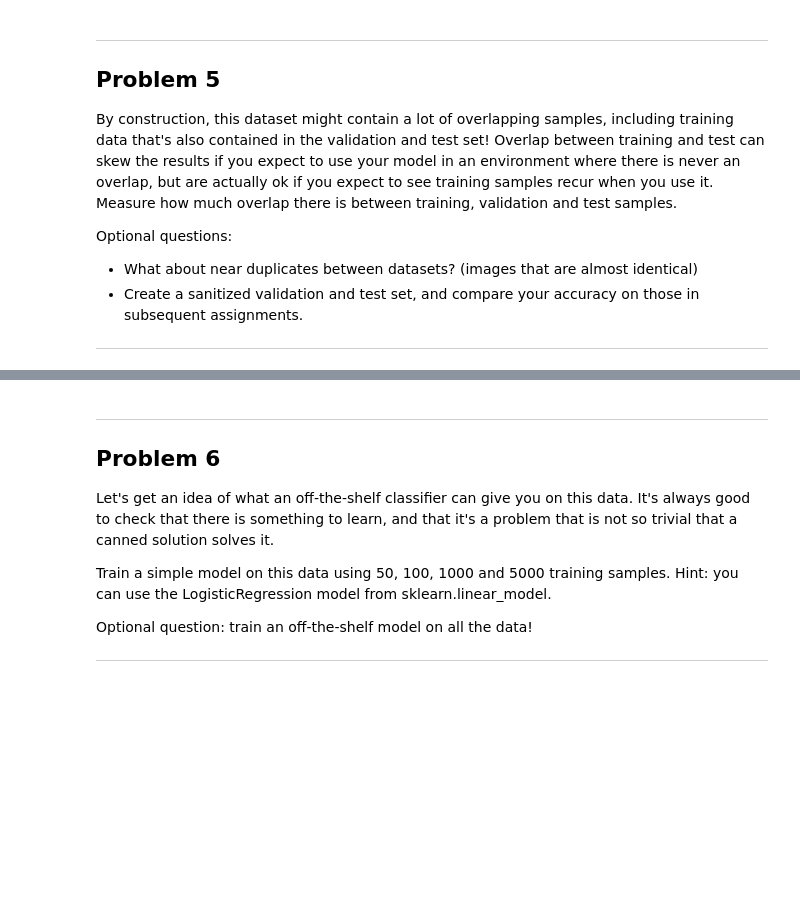
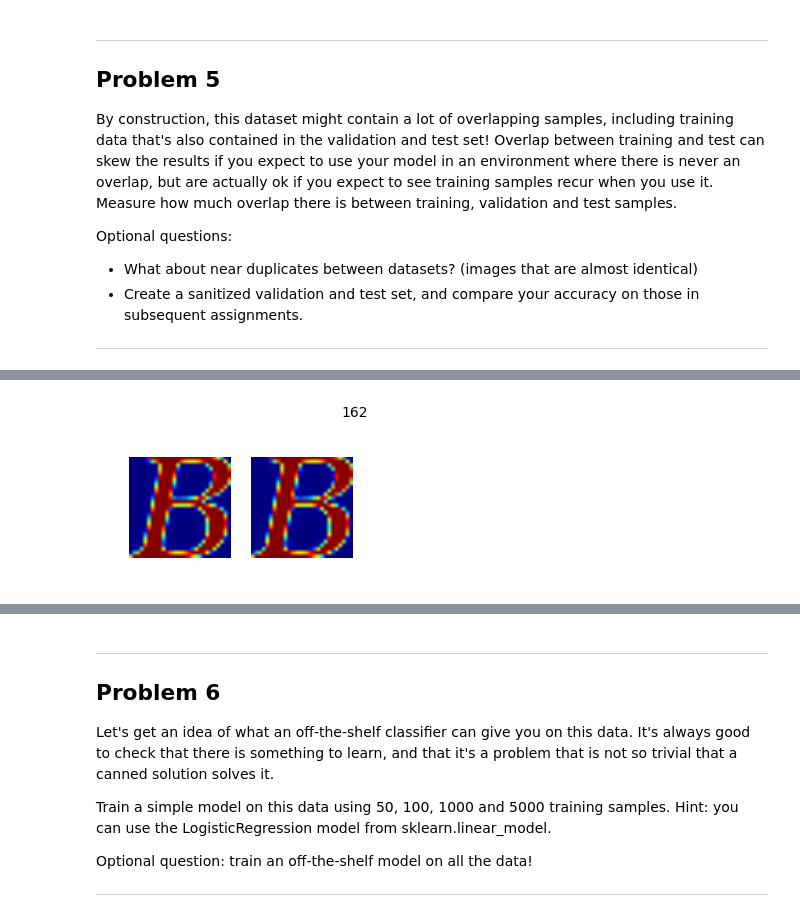
Before and after one commit to prozoroff/udacity-deep-learning, a Jupyter notebook: 1_notmnist.ipynb, the cells around one changed output, grey strips where cells are left out. Drawn from its saved outputs; the diff is of its cells as text; code cells hidden in the pictures; blank space fills up the shorter version.

```diff
--- a/1_notmnist.ipynb
+++ b/1_notmnist.ipynb
@@ -349,3 +398,28 @@ Optional questions:
 - What about near duplicates between datasets? (images that are almost identical)
 - Create a sanitized validation and test set, and compare your accuracy on those in subsequent assignments.
 ---
+# %%
+def display_overlap(overlap, source_dataset, target_dataset):
+  item = random.choice(overlap.keys())
+  imgs = np.concatenate(([source_dataset[item]], target_dataset[overlap[item][0:7]]))
+  plt.suptitle(item)
+  for i, img in enumerate(imgs):
+    plt.subplot(2, 4, i+1)
+    plt.axis('off')
+    plt.imshow(img)
+
+def extract_overlap(dataset_1, dataset_2):
+  overlap = {}
+  for i, img_1 in enumerate(dataset_1):
+    for j, img_2 in enumerate(dataset_2):
+      if np.array_equal(img_1, img_2):
+        if not i in overlap.keys():
+          overlap[i] = []
+        overlap[i].append(j)
+  return overlap
+
+%time overlap_test_train = extract_overlap(test_dataset[:200], train_dataset)
+
+print('Number of overlaps:', len(overlap_test_train.keys()))
+display_overlap(overlap_test_train, test_dataset[:200], train_dataset)
+# %% [output]
@@ -351,0 +429 @@ Optional questions:
+[figure, added]
```
Also changed, not shown: parts of 6 cells of this notebook.
